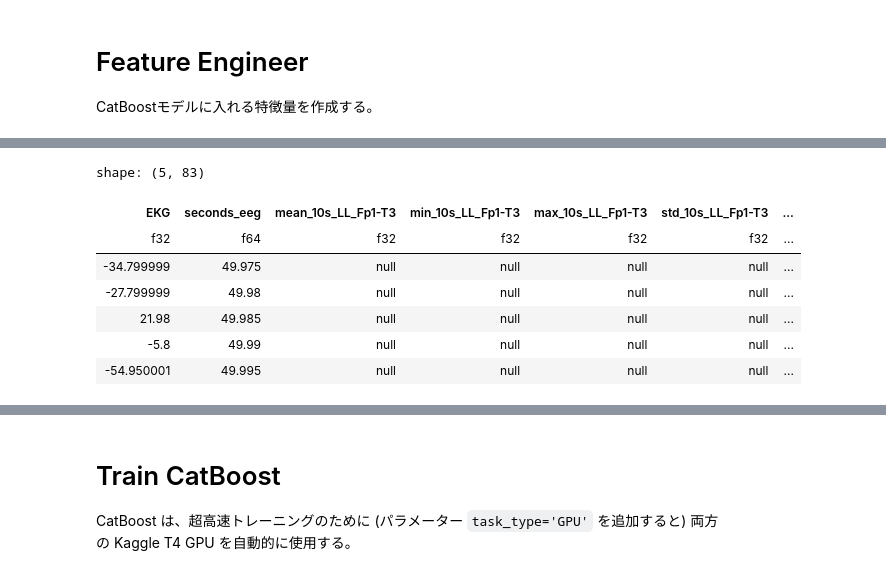
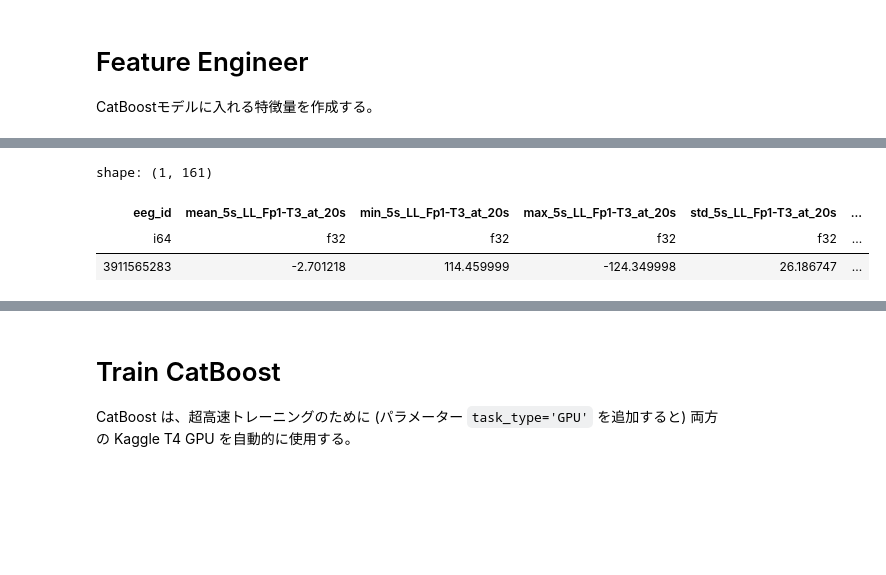
Before and after one commit to takashi-ogino-github/kaggle-hms-harmful-brain-activity-classification, a Jupyter notebook: working/catboost-eeg-feature-ver2-inference.ipynb, the cells around one changed output, grey strips where cells are left out. Drawn from its saved outputs; the diff is of its cells as text; code cells hidden in the pictures; blank space fills up the shorter version.

```diff
--- a/working/catboost-eeg-feature-ver2-inference.ipynb
+++ b/working/catboost-eeg-feature-ver2-inference.ipynb
@@ -16,8 +16,10 @@ import pandas as pd
 import numpy as np
 import polars as pl
 import matplotlib.pyplot as plt
+import time
+pl.Config.set_tbl_cols(-1)
 
-VER = 1
+VER = 2
 # %% [markdown]
 # Load Test Data
 # %%
@@ -39,11 +43,8 @@ shape: (1, 3)
 
 CatBoostモデルに入れる特徴量を作成する。
 # %%
-# Params
+# parameter
+# 差分特徴量の集計特徴量をつくる
 # window = 4000 # 20秒窓 (20秒 / (1レコード1/200秒) = 4000レコード)
-# window_list = [1000, 2000, 4000]
-window_list = [2000, 4000]
-
-# 集計の基準となる時刻
-# center_seconds_list = [10, 20, 30]
+window_list = [1000, 2000]
 center_seconds_list = [20, 30]
@@ -163,12 +233,8 @@ There are 1 eeg parquet files
 # %%
-temp = temp.with_columns(pl.col("eeg_id").cast(pl.Int64).alias("eeg_id"))
-temp.tail(5)
+df_all_diff_features = df_all_diff_features.with_columns(pl.col("eeg_id").cast(pl.Int64).alias("eeg_id"))
+df_all_diff_features.tail(5)
 # %% [output]
-shape: (5, 83)
+shape: (1, 161)
-| EKG | seconds_eeg | mean_10s_LL_Fp1-T3 | min_10s_LL_Fp1-T3 | max_10s_LL_Fp1-T3 | std_10s_LL_Fp1-T3 | ... |
-| f32 | f64 | f32 | f32 | f32 | f32 | ... |
-| -34.799999 | 49.975 | null | null | null | null | ... |
-| -27.799999 | 49.98 | null | null | null | null | ... |
-| 21.98 | 49.985 | null | null | null | null | ... |
-| -5.8 | 49.99 | null | null | null | null | ... |
-| -54.950001 | 49.995 | null | null | null | null | ... |
+| eeg_id | mean_5s_LL_Fp1-T3_at_20s | min_5s_LL_Fp1-T3_at_20s | max_5s_LL_Fp1-T3_at_20s | std_5s_LL_Fp1-T3_at_20s | ... |
+| i64 | f32 | f32 | f32 | f32 | ... |
+| 3911565283 | -2.701218 | 114.459999 | -124.349998 | 26.186747 | ... |
```
Also changed, not shown: parts of 10 cells of this notebook, 18 other files.
